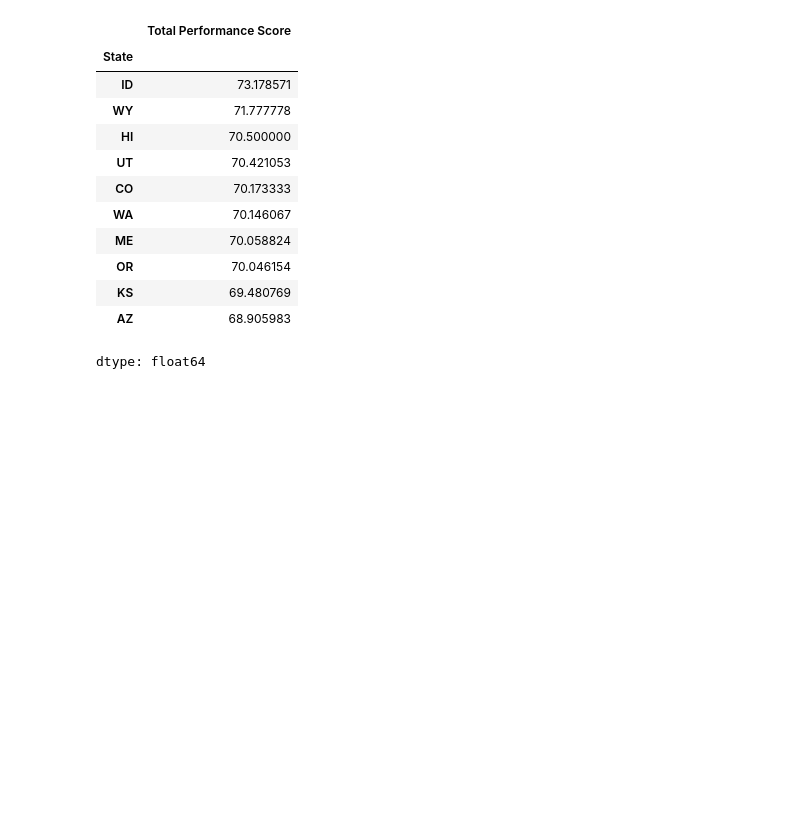
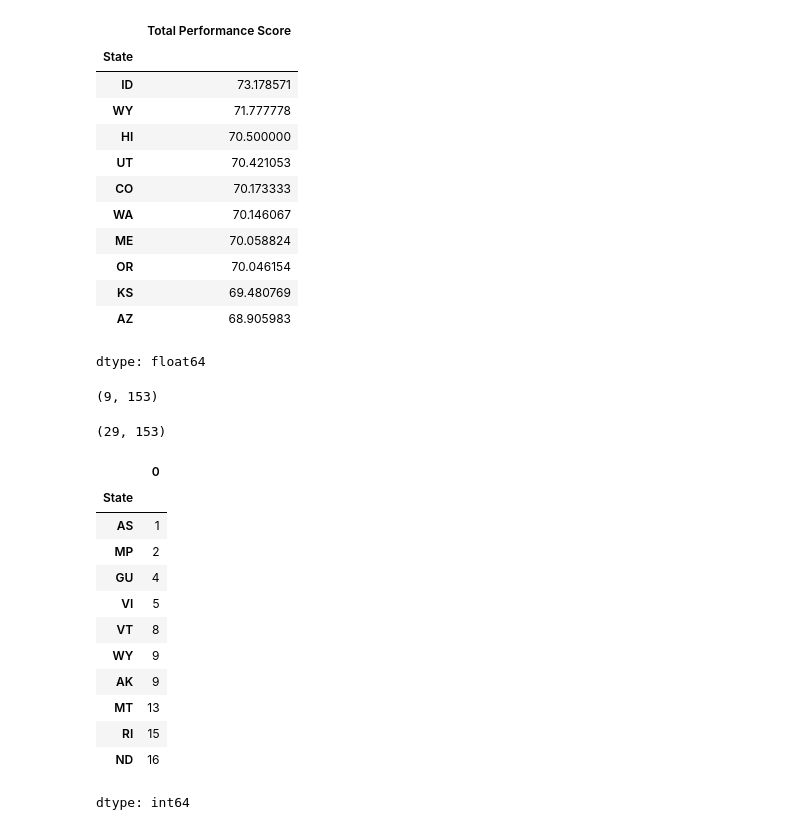
Before and after one commit to osoliman/HTM737, a Jupyter notebook: Week8_HTM737.ipynb, the cells around one changed output. Cells and saved outputs as stored; diff of their text form; code cells hidden in the pictures; blank space fills up the shorter version.

```diff
--- a/Week8_HTM737.ipynb
+++ b/Week8_HTM737.ipynb
@@ -157,3 +242,29 @@ df_filt.groupby('State')['Total Performance Score'].mean().sort_values(ascending
 | KS | 69.480769 |
 | AZ | 68.905983 |
 dtype: float64
+# %%
+df_wy = df[df['State'] == 'WY']
+df_wy.shape
+# %% [output]
+(9, 153)
+# %%
+df_id = df[df['State'] == 'ID']
+df_id.shape
+# %% [output]
+(29, 153)
+# %%
+df.groupby('State').size().sort_values(ascending= True).head(10)
+# %% [output]
+|  | 0 |
+| State |  |
+| AS | 1 |
+| MP | 2 |
+| GU | 4 |
+| VI | 5 |
+| VT | 8 |
+| WY | 9 |
+| AK | 9 |
+| MT | 13 |
+| RI | 15 |
+| ND | 16 |
+dtype: int64
```
Also changed, not shown: parts of 10 cells of this notebook.
